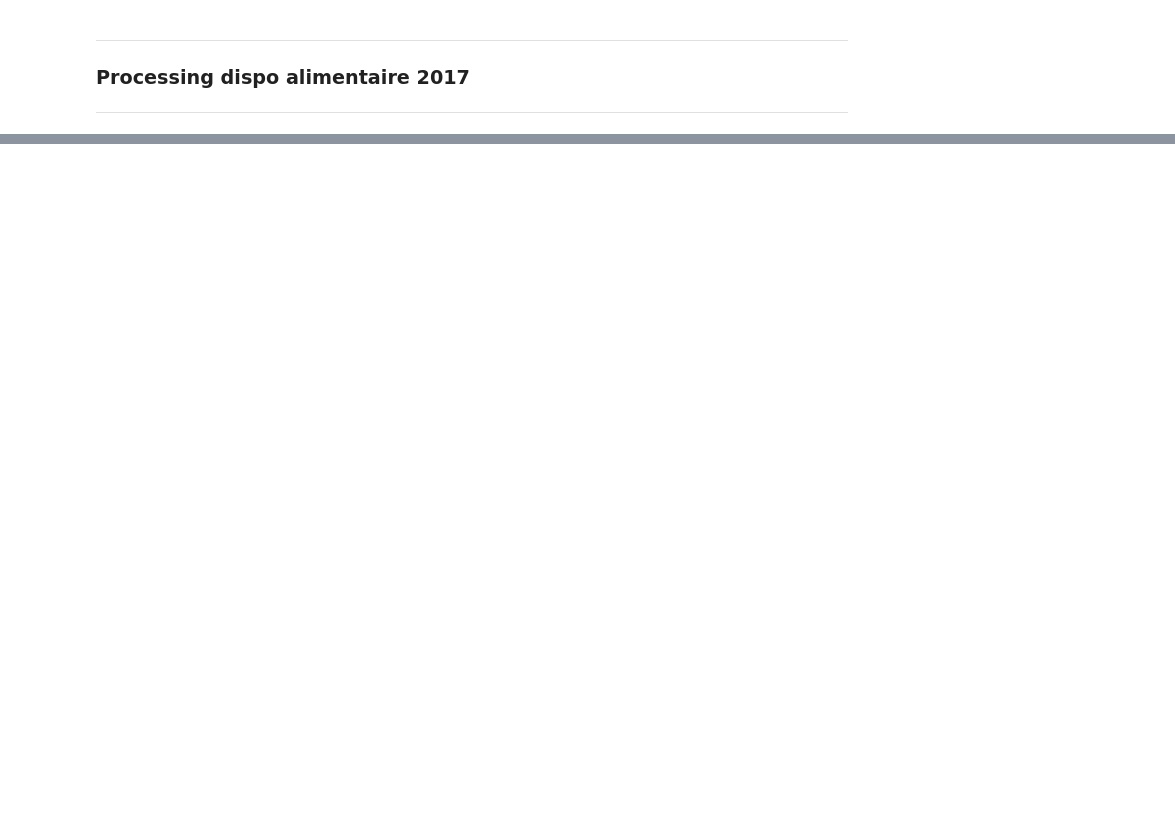
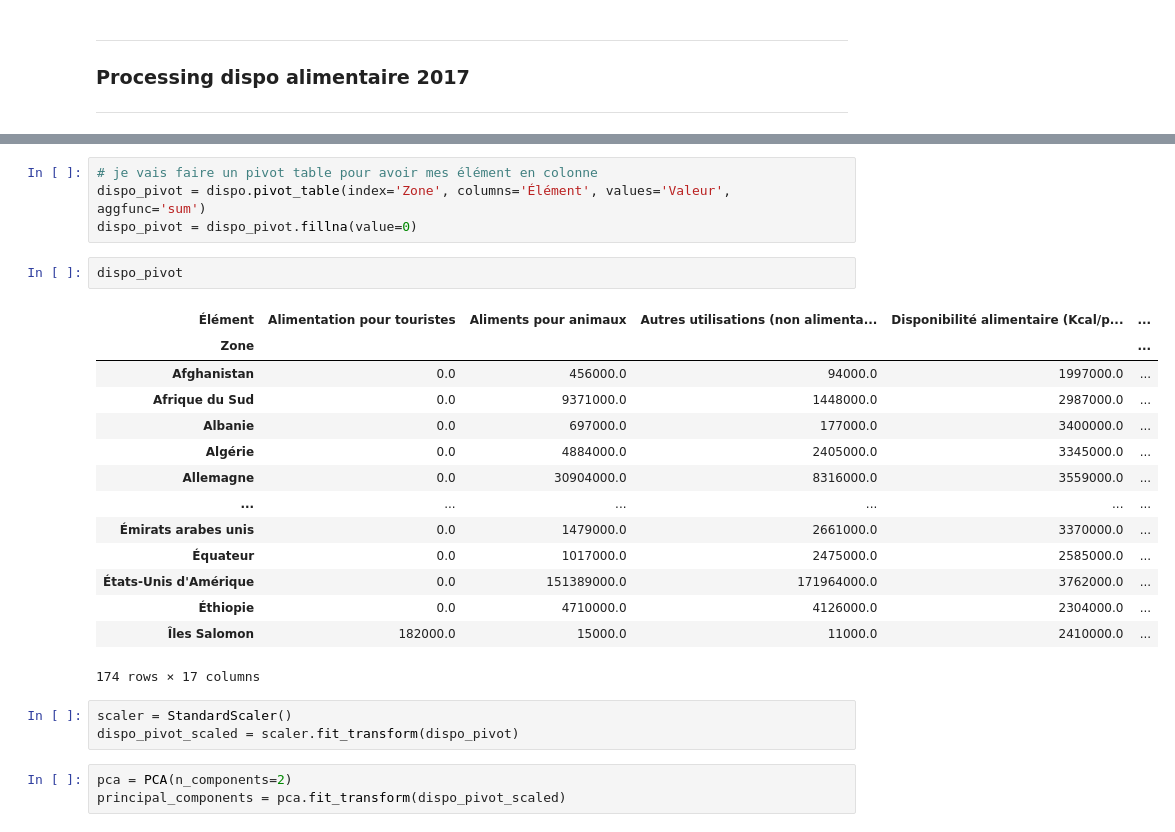
Before and after one commit to IshemZ/la-poule-qui-chante, a Jupyter notebook: Programme/data_processing.ipynb, the cells around one changed output, grey strips where cells are left out. Drawn from its saved outputs; the diff is of its cells as text; blank space fills up the shorter version.

```diff
--- a/Programme/data_processing.ipynb
+++ b/Programme/data_processing.ipynb
@@ -36,0 +37,27 @@ dispo
+# %%
+# je vais faire un pivot table pour avoir mes élément en colonne
+dispo_pivot = dispo.pivot_table(index='Zone', columns='Élément', values='Valeur', aggfunc='sum')
+dispo_pivot = dispo_pivot.fillna(value=0)
+# %%
+dispo_pivot
+# %% [output]
+| Élément | Alimentation pour touristes | Aliments pour animaux | Autres utilisations (non alimenta... | Disponibilité alimentaire (Kcal/p... | ... |
+| Zone |  |  |  |  | ... |
+| Afghanistan | 0.0 | 456000.0 | 94000.0 | 1997000.0 | ... |
+| Afrique du Sud | 0.0 | 9371000.0 | 1448000.0 | 2987000.0 | ... |
+| Albanie | 0.0 | 697000.0 | 177000.0 | 3400000.0 | ... |
+| Algérie | 0.0 | 4884000.0 | 2405000.0 | 3345000.0 | ... |
+| Allemagne | 0.0 | 30904000.0 | 8316000.0 | 3559000.0 | ... |
+| ... | ... | ... | ... | ... | ... |
+| Émirats arabes unis | 0.0 | 1479000.0 | 2661000.0 | 3370000.0 | ... |
+| Équateur | 0.0 | 1017000.0 | 2475000.0 | 2585000.0 | ... |
+| États-Unis d'Amérique | 0.0 | 151389000.0 | 171964000.0 | 3762000.0 | ... |
+| Éthiopie | 0.0 | 4710000.0 | 4126000.0 | 2304000.0 | ... |
+| Îles Salomon | 182000.0 | 15000.0 | 11000.0 | 2410000.0 | ... |
+174 rows × 17 columns
+# %%
+scaler = StandardScaler()
+dispo_pivot_scaled = scaler.fit_transform(dispo_pivot)
+# %%
+pca = PCA(n_components=2)
+principal_components = pca.fit_transform(dispo_pivot_scaled)
```
Also changed, not shown: parts of 8 cells of this notebook.
